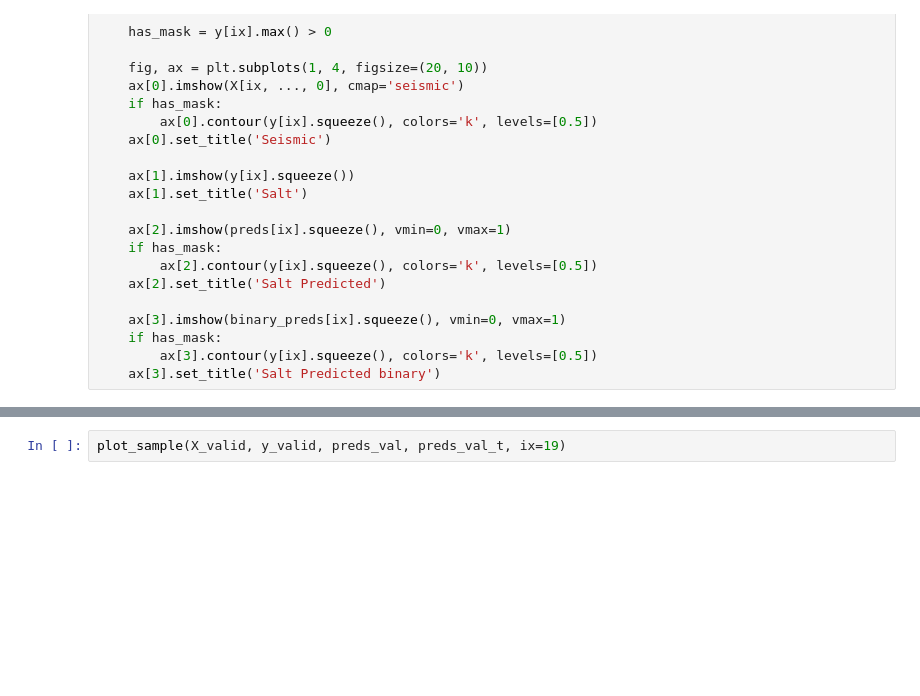
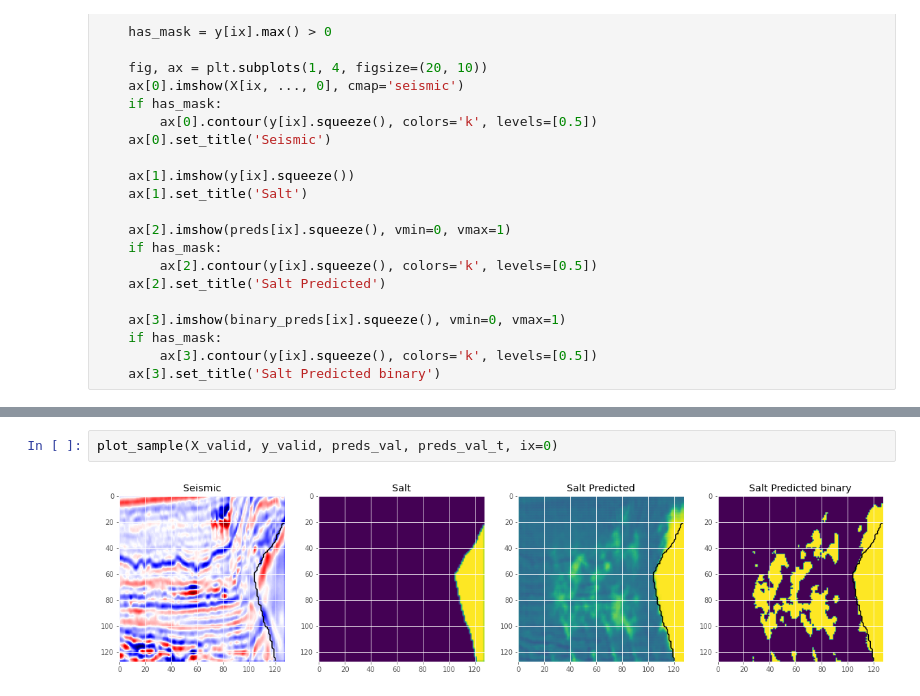
Before and after one commit to labis7/UNET-Using-Numpy, a Jupyter notebook: Image Segmentation with uNet(Keras).ipynb, the cells around one changed output, grey strips where cells are left out. Saved outputs shown, nothing was run; the diff lists cells and outputs as text; blank space fills up the shorter version.

```diff
--- a/Image Segmentation with uNet(Keras).ipynb
+++ b/Image Segmentation with uNet(Keras).ipynb
@@ -202,2 +277,4 @@ plot_sample(X_train, y_train, preds_train, preds_train_t, ix=14)
 # %%
-plot_sample(X_valid, y_valid, preds_val, preds_val_t, ix=19)
+plot_sample(X_valid, y_valid, preds_val, preds_val_t, ix=0)
+# %% [output]
+[figure, added]
```
Also changed, not shown: parts of 14 cells of this notebook, 2 other files.
